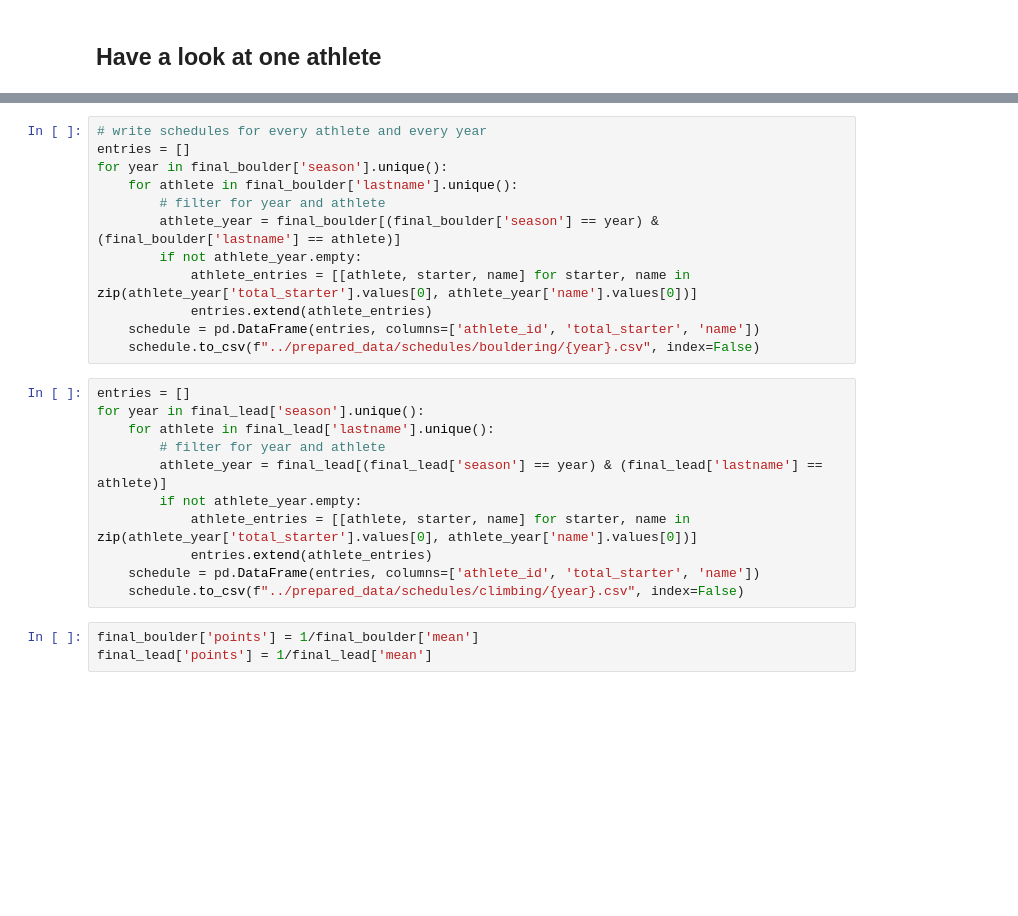
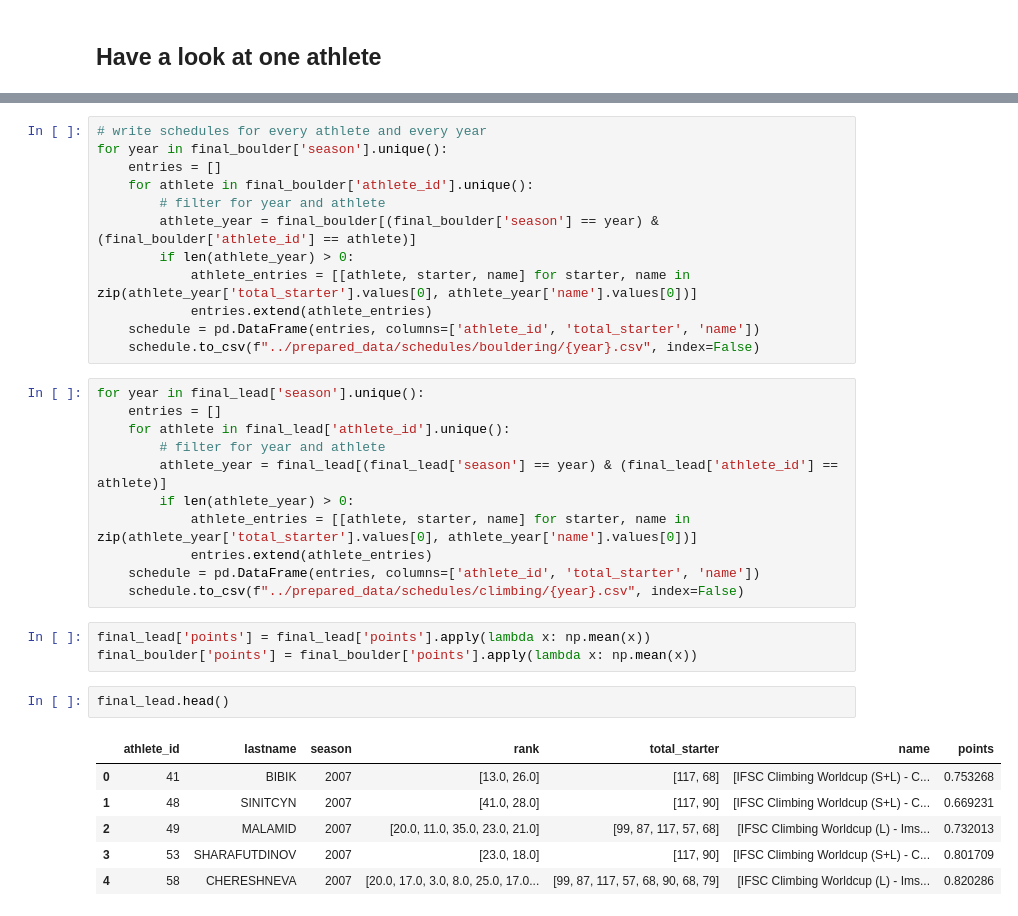
Before and after one commit to unicorne/luck_vs_skill, a Jupyter notebook: data/climbing.ipynb, the cells around one changed output, grey strips where cells are left out. Saved outputs shown, nothing was run; the diff lists cells and outputs as text; blank space fills up the shorter version.

```diff
--- a/data/climbing.ipynb
+++ b/data/climbing.ipynb
@@ -270,27 +222,36 @@ ondra = final_boulder[final_boulder['lastname'] == 'ONDRA']
 # %%
 # write schedules for every athlete and every year
-entries = []
 for year in final_boulder['season'].unique():
-    for athlete in final_boulder['lastname'].unique():
+    entries = []
+    for athlete in final_boulder['athlete_id'].unique():
         # filter for year and athlete
-        athlete_year = final_boulder[(final_boulder['season'] == year) & (final_boulder['lastname'] == athlete)]
-        if not athlete_year.empty:
+        athlete_year = final_boulder[(final_boulder['season'] == year) & (final_boulder['athlete_id'] == athlete)]
+        if len(athlete_year) > 0:
             athlete_entries = [[athlete, starter, name] for starter, name in zip(athlete_year['total_starter'].values[0], athlete_year['name'].values[0])]
             entries.extend(athlete_entries)
     schedule = pd.DataFrame(entries, columns=['athlete_id', 'total_starter', 'name'])
     schedule.to_csv(f"../prepared_data/schedules/bouldering/{year}.csv", index=False)
 # %%
-entries = []
 for year in final_lead['season'].unique():
-    for athlete in final_lead['lastname'].unique():
+    entries = []
+    for athlete in final_lead['athlete_id'].unique():
         # filter for year and athlete
-        athlete_year = final_lead[(final_lead['season'] == year) & (final_lead['lastname'] == athlete)]
-        if not athlete_year.empty:
+        athlete_year = final_lead[(final_lead['season'] == year) & (final_lead['athlete_id'] == athlete)]
+        if len(athlete_year) > 0:
             athlete_entries = [[athlete, starter, name] for starter, name in zip(athlete_year['total_starter'].values[0], athlete_year['name'].values[0])]
             entries.extend(athlete_entries)
     schedule = pd.DataFrame(entries, columns=['athlete_id', 'total_starter', 'name'])
     schedule.to_csv(f"../prepared_data/schedules/climbing/{year}.csv", index=False)
-# %%
-final_boulder['points'] = 1/final_boulder['mean']
-final_lead['points'] = 1/final_lead['mean']
+# %%
+final_lead['points'] = final_lead['points'].apply(lambda x: np.mean(x))
+final_boulder['points'] = final_boulder['points'].apply(lambda x: np.mean(x))
+# %%
+final_lead.head()
+# %% [output]
+|  | athlete_id | lastname | season | rank | total_starter | name | points |
+| 0 | 41 | BIBIK | 2007 | [13.0, 26.0] | [117, 68] | [IFSC Climbing Worldcup (S+L) - C... | 0.753268 |
+| 1 | 48 | SINITCYN | 2007 | [41.0, 28.0] | [117, 90] | [IFSC Climbing Worldcup (S+L) - C... | 0.669231 |
+| 2 | 49 | MALAMID | 2007 | [20.0, 11.0, 35.0, 23.0, 21.0] | [99, 87, 117, 57, 68] | [IFSC Climbing Worldcup (L) - Ims... | 0.732013 |
+| 3 | 53 | SHARAFUTDINOV | 2007 | [23.0, 18.0] | [117, 90] | [IFSC Climbing Worldcup (S+L) - C... | 0.801709 |
+| 4 | 58 | CHERESHNEVA | 2007 | [20.0, 17.0, 3.0, 8.0, 25.0, 17.0... | [99, 87, 117, 57, 68, 90, 68, 79] | [IFSC Climbing Worldcup (L) - Ims... | 0.820286 |
 # %%
```
Also changed, not shown: parts of 18 cells of this notebook, 47 other files.
